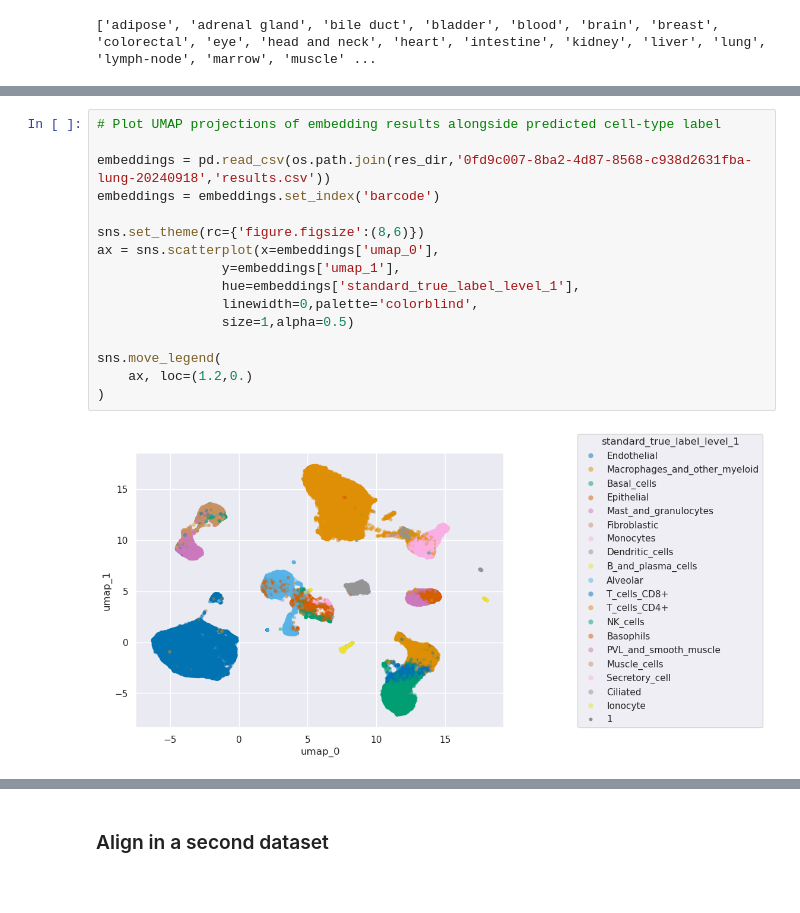
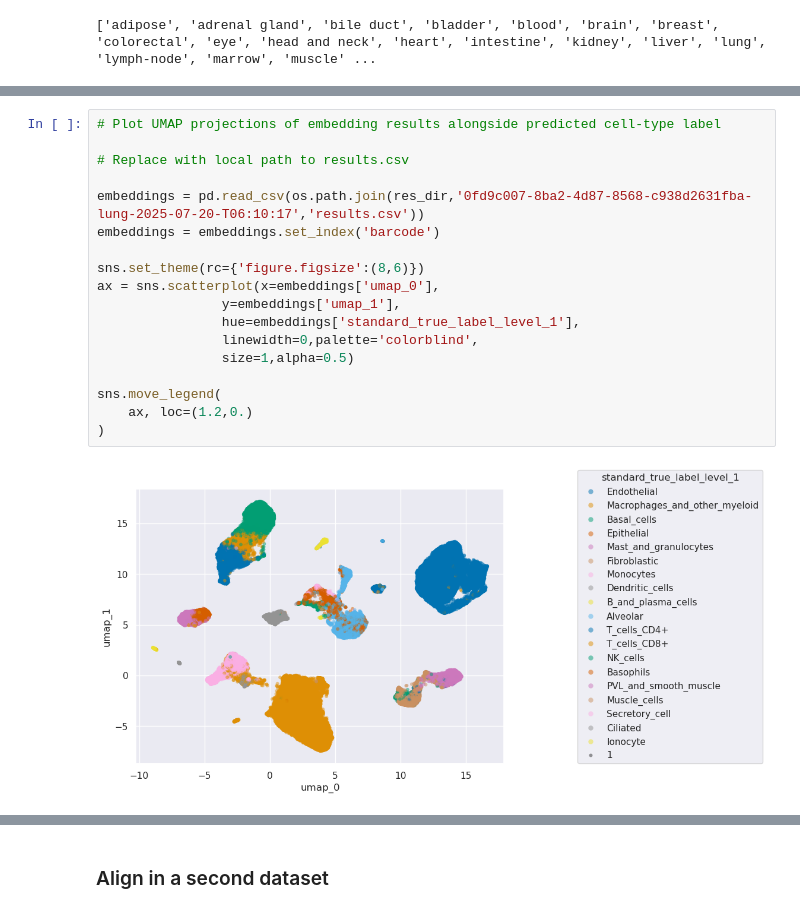
Before and after one commit to PhenomicAI/bascvi, a Jupyter notebook: notebooks/pai_embeddings_inference.ipynb, the cells around one changed output, grey strips where cells are left out. Saved outputs shown, nothing was run; the diff lists cells and outputs as text.

```diff
--- a/notebooks/pai_embeddings_inference.ipynb
+++ b/notebooks/pai_embeddings_inference.ipynb
@@ -64,21 +91,23 @@ os.listdir(res_dir)
 # %%
 # Plot UMAP projections of embedding results alongside predicted cell-type label
 
-embeddings = pd.read_csv(os.path.join(res_dir,'0fd9c007-8ba2-4d87-8568-c938d2631fba-lung-20240918','results.csv'))
+# Replace with local path to results.csv
+
+embeddings = pd.read_csv(os.path.join(res_dir,'0fd9c007-8ba2-4d87-8568-c938d2631fba-lung-2025-07-20-T06:10:17','results.csv'))
 embeddings = embeddings.set_index('barcode')
 
 sns.set_theme(rc={'figure.figsize':(8,6)})
 ax = sns.scatterplot(x=embeddings['umap_0'],
                 y=embeddings['umap_1'],
                 hue=embeddings['standard_true_label_level_1'],
                 linewidth=0,palette='colorblind',
                 size=1,alpha=0.5)
 
 sns.move_legend(
     ax, loc=(1.2,0.)
 )
 # %% [output]
-[figure, old version]
+[figure, new version]
 # %%
 # Overlay some commonly expressed genes on the UMAP projection
 
```
Also changed, not shown: parts of 11 cells of this notebook.
